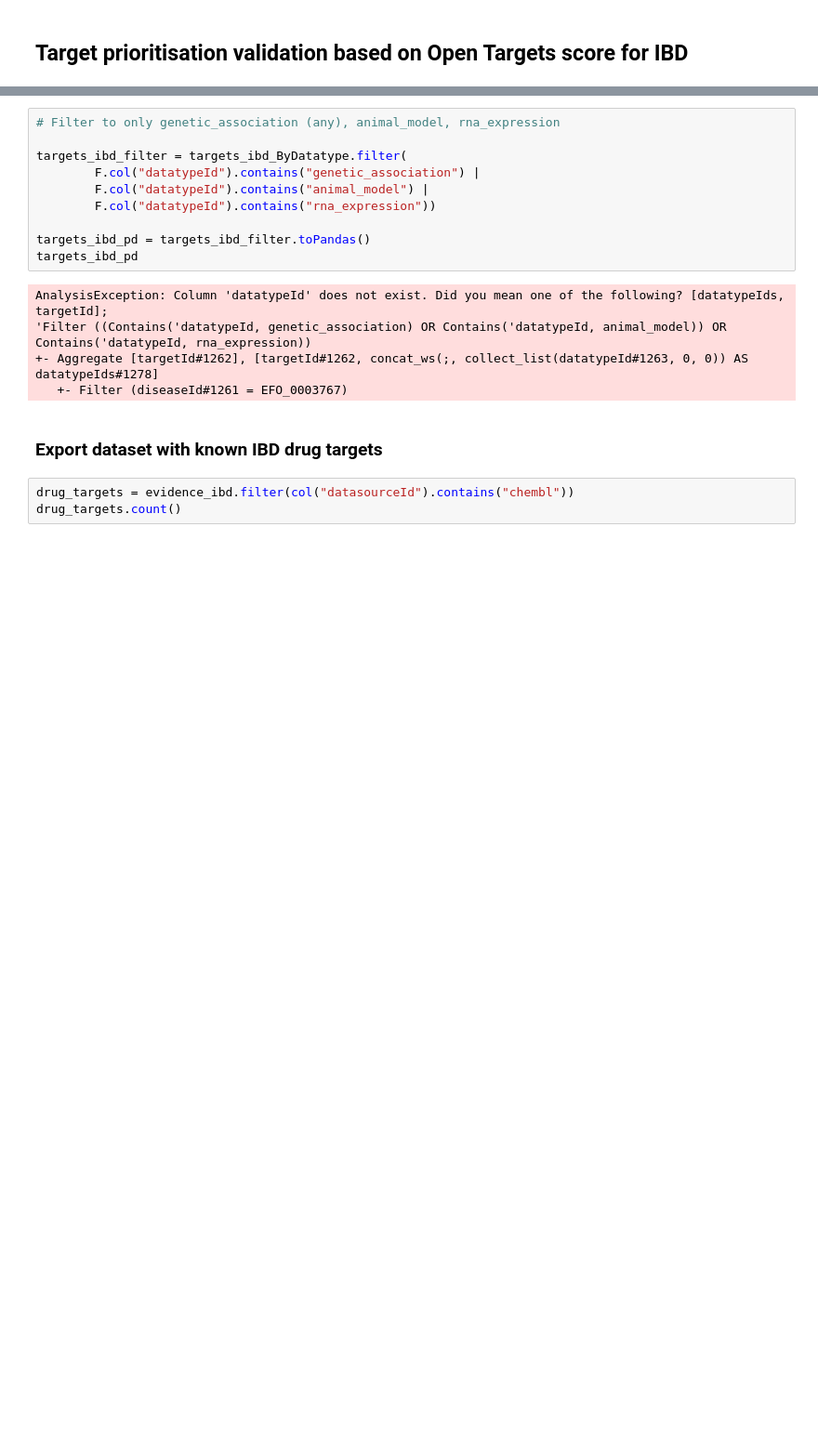
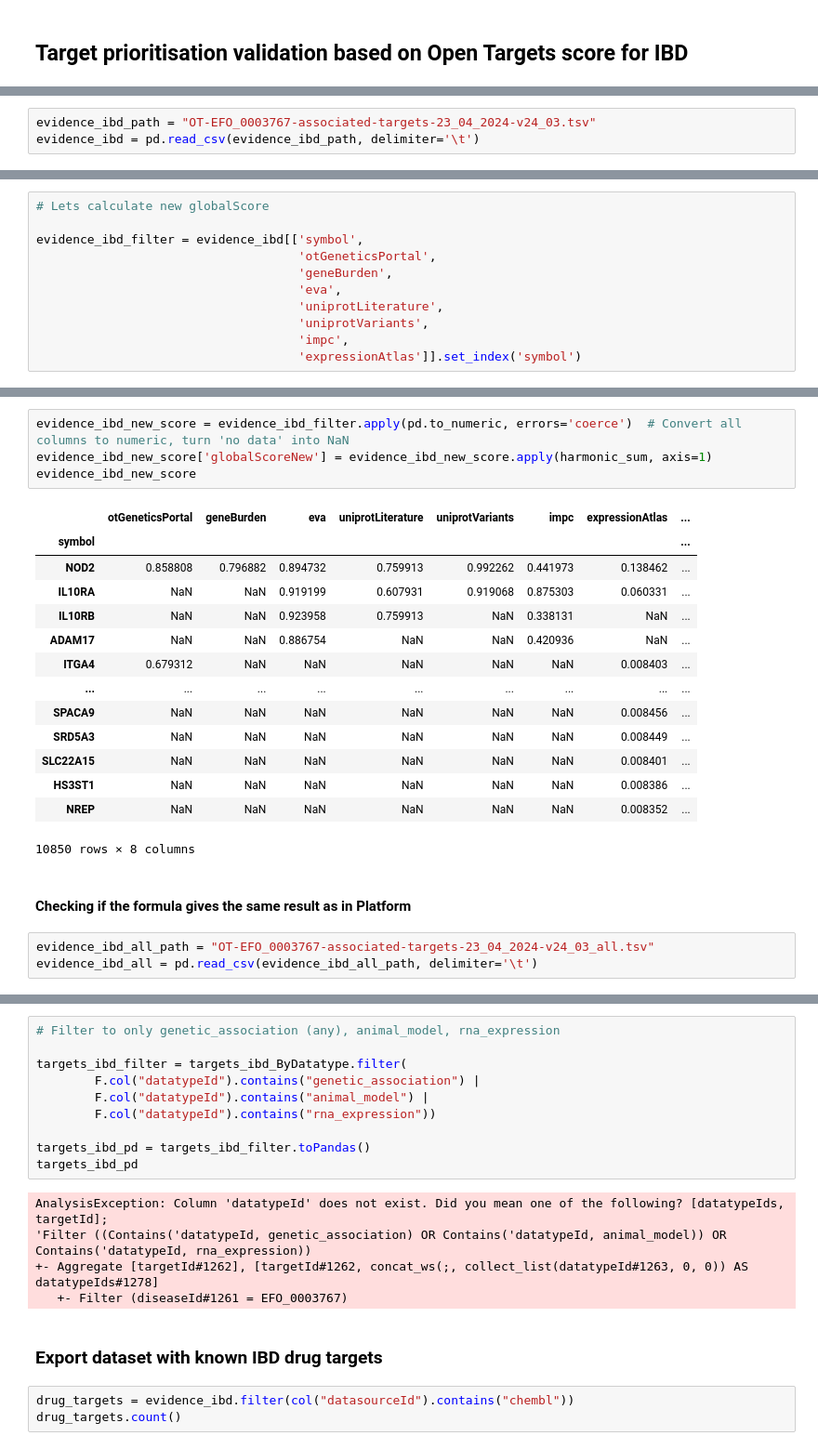
Before and after one commit to polrus/IBD_target_engine, a Jupyter notebook: mvp/data/data_parse.ipynb, the cells around one changed output, grey strips where cells are left out. Shown at 93% size. Drawn from its saved outputs; the diff is of its cells as text; blank space fills up the shorter version.

Commit message:
harmonic sum calculation

```diff
--- a/mvp/data/data_parse.ipynb
+++ b/mvp/data/data_parse.ipynb
@@ -21,0 +28,3 @@ To adjust logging level use sc.setLogLevel(newLevel). For SparkR, use setLogLeve
+# %%
+evidence_ibd_path = "OT-EFO_0003767-associated-targets-23_04_2024-v24_03.tsv"
+evidence_ibd = pd.read_csv(evidence_ibd_path, delimiter='\t')
@@ -21,0 +60,11 @@ To adjust logging level use sc.setLogLevel(newLevel). For SparkR, use setLogLeve
+# %%
+# Lets calculate new globalScore
+
+evidence_ibd_filter = evidence_ibd[['symbol',
+                                    'otGeneticsPortal',
+                                    'geneBurden',
+                                    'eva',
+                                    'uniprotLiterature',
+                                    'uniprotVariants',
+                                    'impc',
+                                    'expressionAtlas']].set_index('symbol')
@@ -21,0 +94,24 @@ To adjust logging level use sc.setLogLevel(newLevel). For SparkR, use setLogLeve
+# %%
+evidence_ibd_new_score = evidence_ibd_filter.apply(pd.to_numeric, errors='coerce')  # Convert all columns to numeric, turn 'no data' into NaN
+evidence_ibd_new_score['globalScoreNew'] = evidence_ibd_new_score.apply(harmonic_sum, axis=1)
+evidence_ibd_new_score
+# %% [output]
+|  | otGeneticsPortal | geneBurden | eva | uniprotLiterature | uniprotVariants | impc | expressionAtlas | ... |
+| symbol |  |  |  |  |  |  |  | ... |
+| NOD2 | 0.858808 | 0.796882 | 0.894732 | 0.759913 | 0.992262 | 0.441973 | 0.138462 | ... |
+| IL10RA | NaN | NaN | 0.919199 | 0.607931 | 0.919068 | 0.875303 | 0.060331 | ... |
+| IL10RB | NaN | NaN | 0.923958 | 0.759913 | NaN | 0.338131 | NaN | ... |
+| ADAM17 | NaN | NaN | 0.886754 | NaN | NaN | 0.420936 | NaN | ... |
+| ITGA4 | 0.679312 | NaN | NaN | NaN | NaN | NaN | 0.008403 | ... |
+| ... | ... | ... | ... | ... | ... | ... | ... | ... |
+| SPACA9 | NaN | NaN | NaN | NaN | NaN | NaN | 0.008456 | ... |
+| SRD5A3 | NaN | NaN | NaN | NaN | NaN | NaN | 0.008449 | ... |
+| SLC22A15 | NaN | NaN | NaN | NaN | NaN | NaN | 0.008401 | ... |
+| HS3ST1 | NaN | NaN | NaN | NaN | NaN | NaN | 0.008386 | ... |
+| NREP | NaN | NaN | NaN | NaN | NaN | NaN | 0.008352 | ... |
+10850 rows × 8 columns
+# %% [markdown]
+#### Checking if the formula gives the same result as in Platform
+# %%
+evidence_ibd_all_path = "OT-EFO_0003767-associated-targets-23_04_2024-v24_03_all.tsv"
+evidence_ibd_all = pd.read_csv(evidence_ibd_all_path, delimiter='\t')
```
Also changed, not shown: parts of 15 cells of this notebook, 2 other files.
